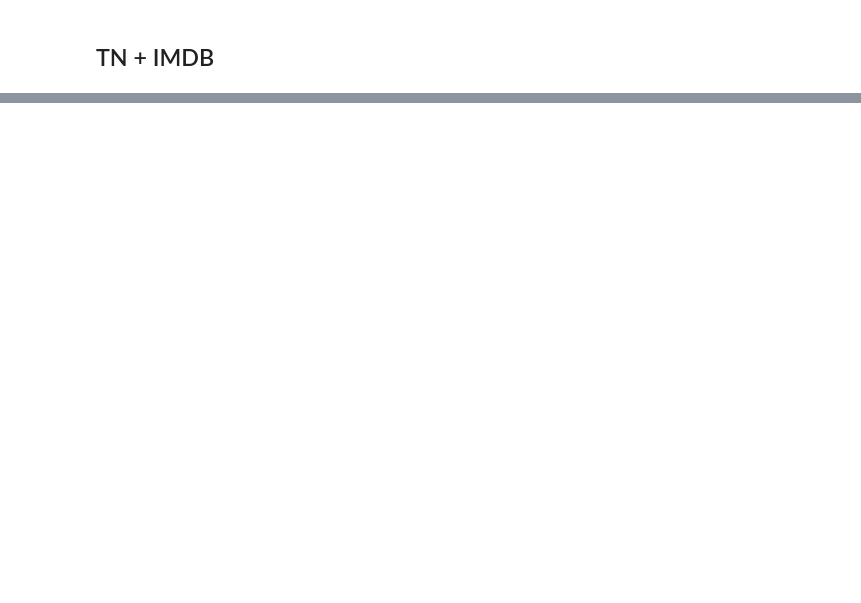
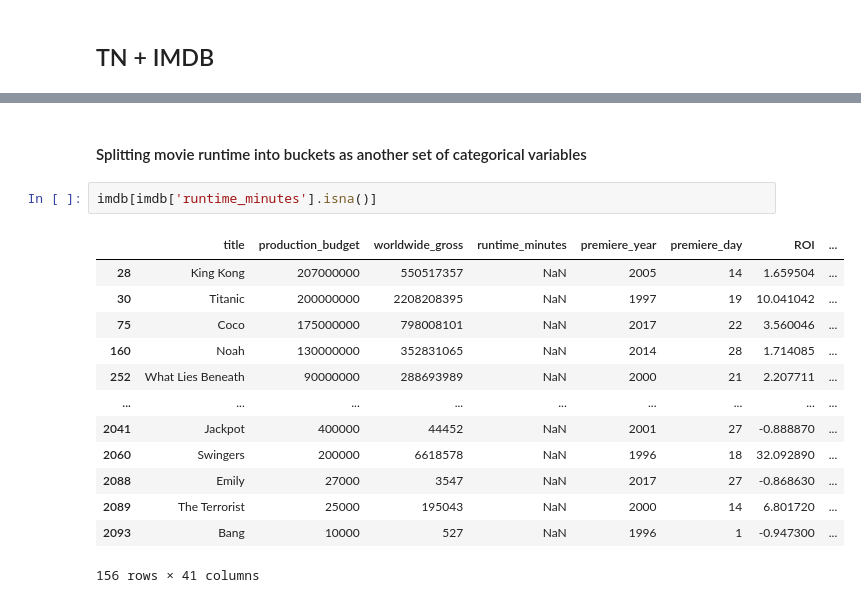
Before and after one commit to williambguo/ds-p2-project, a Jupyter notebook: code/eda.ipynb, the cells around one changed output, grey strips where cells are left out. Drawn from its saved outputs; the diff is of its cells as text; blank space fills up the shorter version.

```diff
--- a/code/eda.ipynb
+++ b/code/eda.ipynb
@@ -279,0 +324,18 @@ memory usage: 740.7+ KB
+# %% [markdown]
+#### Splitting movie runtime into buckets as another set of categorical variables
+# %%
+imdb[imdb['runtime_minutes'].isna()]
+# %% [output]
+|  | title | production_budget | worldwide_gross | runtime_minutes | premiere_year | premiere_day | ROI | ... |
+| 28 | King Kong | 207000000 | 550517357 | NaN | 2005 | 14 | 1.659504 | ... |
+| 30 | Titanic | 200000000 | 2208208395 | NaN | 1997 | 19 | 10.041042 | ... |
+| 75 | Coco | 175000000 | 798008101 | NaN | 2017 | 22 | 3.560046 | ... |
+| 160 | Noah | 130000000 | 352831065 | NaN | 2014 | 28 | 1.714085 | ... |
+| 252 | What Lies Beneath | 90000000 | 288693989 | NaN | 2000 | 21 | 2.207711 | ... |
+| ... | ... | ... | ... | ... | ... | ... | ... | ... |
+| 2041 | Jackpot | 400000 | 44452 | NaN | 2001 | 27 | -0.888870 | ... |
+| 2060 | Swingers | 200000 | 6618578 | NaN | 1996 | 18 | 32.092890 | ... |
+| 2088 | Emily | 27000 | 3547 | NaN | 2017 | 27 | -0.868630 | ... |
+| 2089 | The Terrorist | 25000 | 195043 | NaN | 2000 | 14 | 6.801720 | ... |
+| 2093 | Bang | 10000 | 527 | NaN | 1996 | 1 | -0.947300 | ... |
+156 rows × 41 columns
```
Also changed, not shown: parts of 31 cells of this notebook, 2 other files.
